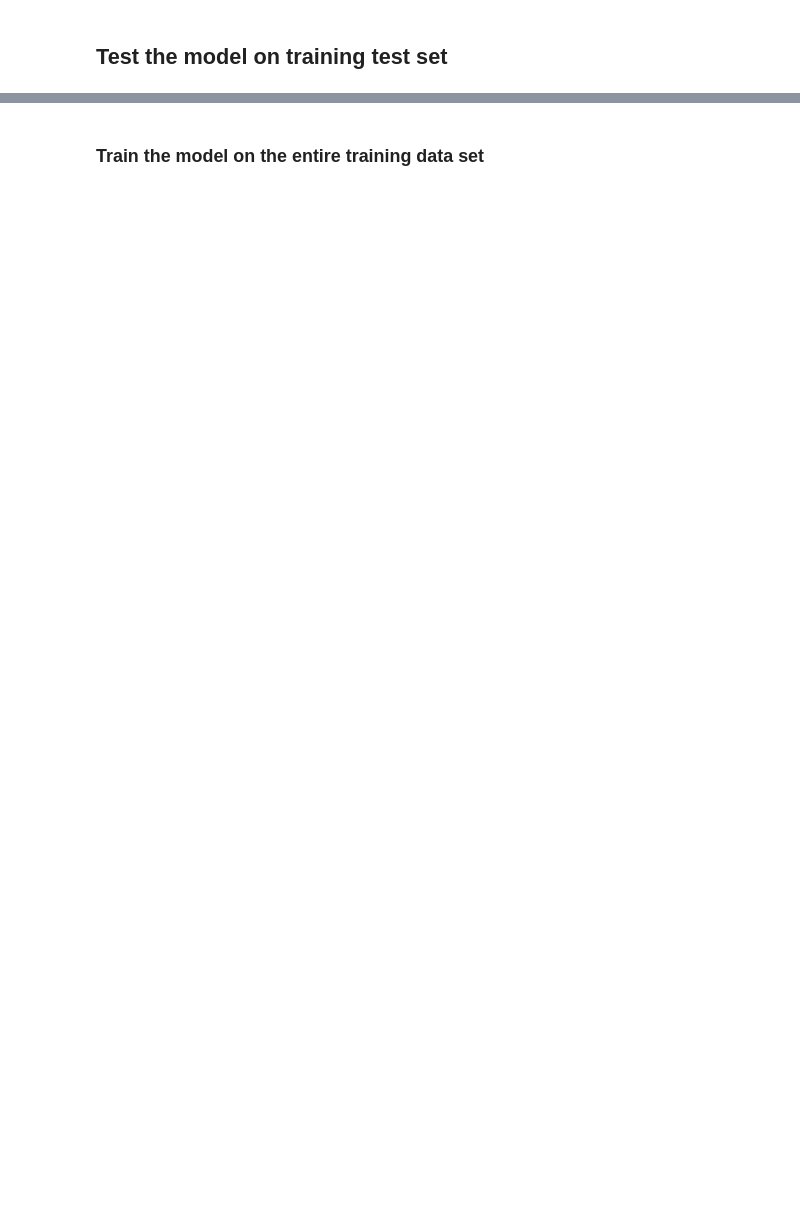
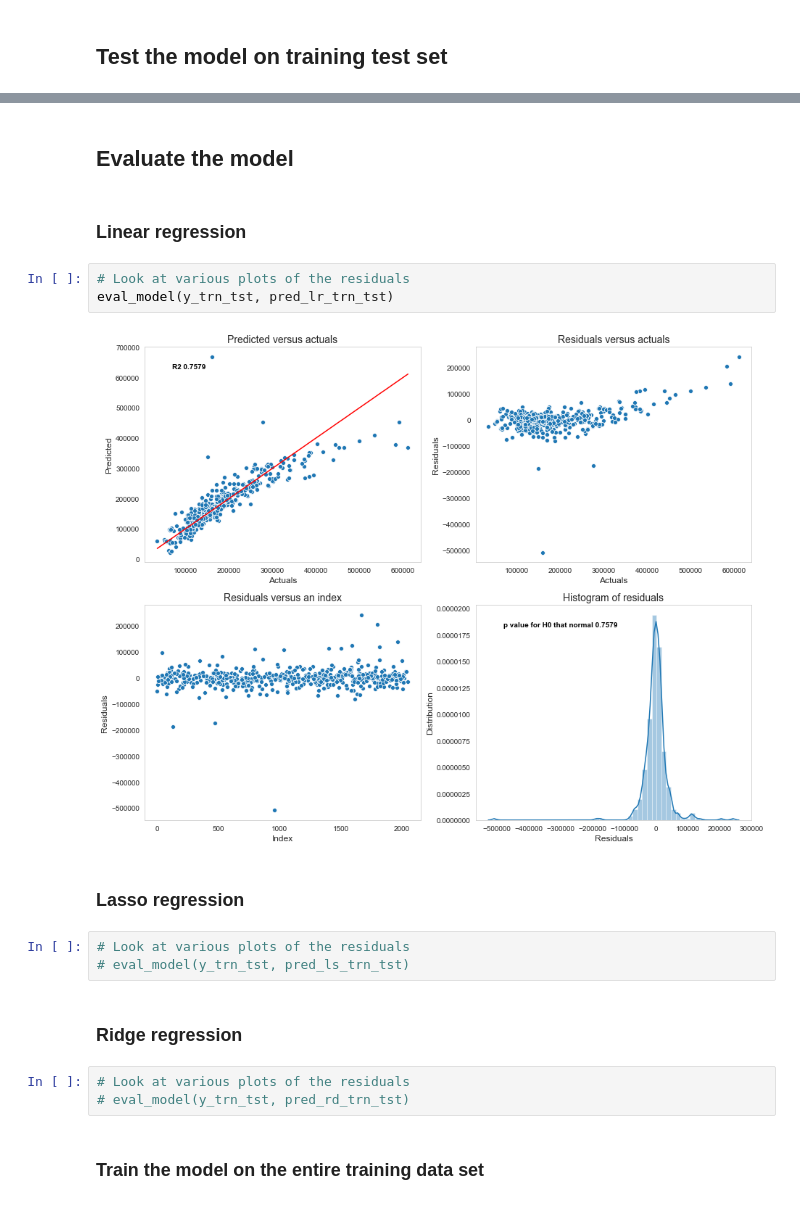
Before and after one commit to sgodfrey66/Housing_prices, a Jupyter notebook: code/Linear_modeling.ipynb, the cells around one changed output, grey strips where cells are left out. Cells and saved outputs as stored; diff of their text form; blank space fills up the shorter version.

```diff
--- a/code/Linear_modeling.ipynb
+++ b/code/Linear_modeling.ipynb
@@ -293,2 +397,21 @@ r2_score(y_trn_tst, pred_lr_trn_tst)
+# %% [markdown]
+## Evaluate the model
+# %% [markdown]
+### Linear regression
+# %%
+# Look at various plots of the residuals
+eval_model(y_trn_tst, pred_lr_trn_tst)
+# %% [output]
+[figure, added]
+# %% [markdown]
+### Lasso regression
+# %%
+# Look at various plots of the residuals
+# eval_model(y_trn_tst, pred_ls_trn_tst)
+# %% [markdown]
+### Ridge regression
+# %%
+# Look at various plots of the residuals
+# eval_model(y_trn_tst, pred_rd_trn_tst)
 # %% [markdown]
 ### Train the model on the entire training data set
```
Also changed, not shown: parts of 27 cells of this notebook, 3 other files.
